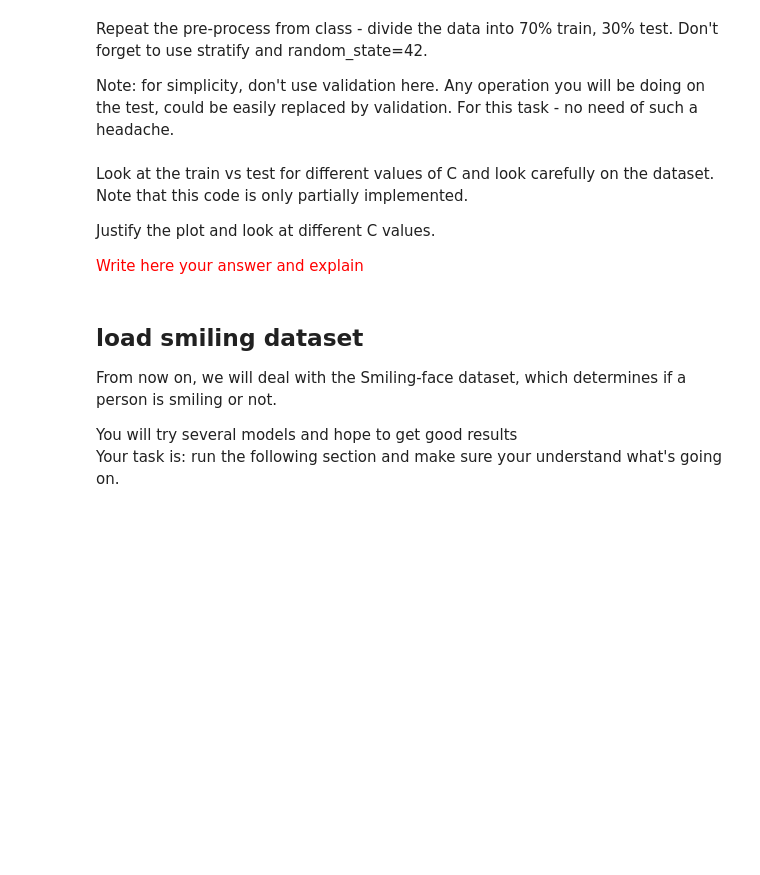
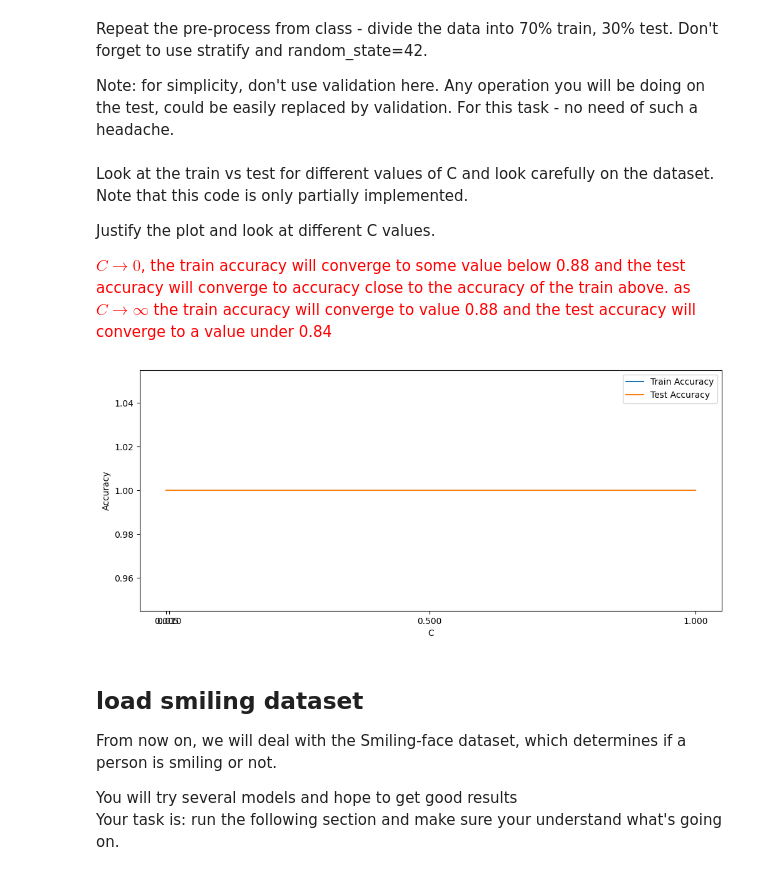
Before and after one commit to MahmoudAbade/ML-HW, a Jupyter notebook: HW3.ipynb, the cells around one changed output. Drawn from its saved outputs; the diff is of its cells as text; code cells hidden in the pictures; blank space fills up the shorter version.

Commit message:
i fixed this part of the data do the rest

```diff
--- a/HW3.ipynb
+++ b/HW3.ipynb
@@ -304,32 +329,47 @@ Look at the train vs test for different values of C and look carefully on the da
 
 Justify the plot and look at different C values.<br/>
 
-<font color='red'>Write here your answer and explain</font>
+<font color='red'>$C\rightarrow 0$, the train accuracy will converge to some value below 0.88 and the test accuracy will converge to accuracy close to the accuracy of the train above.
+as $C\rightarrow \infty$ the train accuracy will converge to value 0.88 and the test accuracy will converge to a value under 0.84</font>
 # %%
 from sklearn.model_selection import train_test_split
 from tqdm import tqdm
 
-# Define a list of C values between e^{-4} and 1
-C_values = np.logspace(-4, 0.5, 10)
+X_train, X_test, y_train, y_test = train_test_split(X, y, test_size=0.2, random_state=42)
+
+# Define a list of C values
+C_values = [5e-3, 1e-2, 0.5, 1]
 
 train_accuracies = []
 test_accuracies = []
 
 for C in tqdm(C_values):
-    clf_onevsall = # Implement here
+    # Create a new OneVsOneClassifier instance
+    clf_onevsall = OneVsOneClassifier(n_classes=3, C=C)
 
+    # Fit the classifier on the training data
+    clf_onevsall.fit(X_train, y_train)
+
+    # Calculate the train and test accuracies
     train_accuracy = clf_onevsall.score(X_train, y_train)
+    test_accuracy = clf_onevsall.score(X_test, y_test)
+
+    # Append the accuracies to the lists
     train_accuracies.append(train_accuracy)
+    test_accuracies.append(test_accuracy)
+
+# Plot the train and test accuracies as a function of C
 
 plt.figure(figsize=(12,5))
 plt.plot(C_values, train_accuracies, label="Train Accuracy")
 plt.plot(C_values, test_accuracies, label="Test Accuracy")
 plt.xlabel("C")
 plt.xticks(C_values)
-plt.xscale("log")
 plt.ylabel("Accuracy")
 plt.legend()
 plt.show()
+# %% [output]
+[figure, added]
 # %% [markdown]
 ## load smiling dataset
 
```
Also changed, not shown: parts of 4 cells of this notebook.
